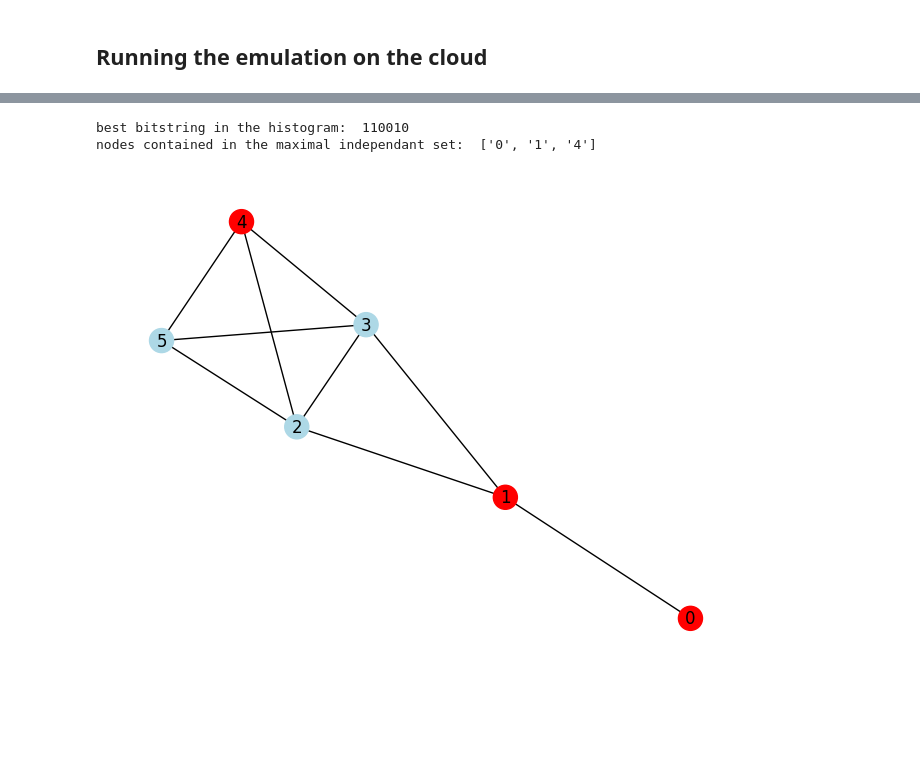
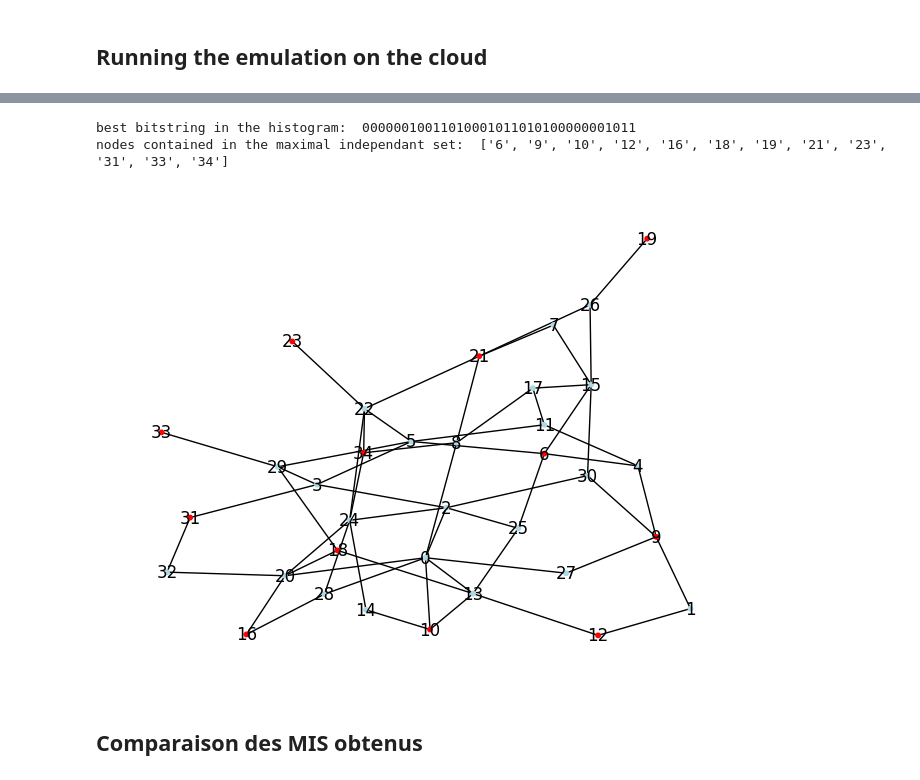
Before and after one commit to inking02/ReQpex, a Jupyter notebook: run_emulator.ipynb, the cells around one changed output, grey strips where cells are left out. Drawn from its saved outputs; the diff is of its cells as text; code cells hidden in the pictures; blank space fills up the shorter version.

Commit message:
simulation_runned_results_are_in

```diff
--- a/run_emulator.ipynb
+++ b/run_emulator.ipynb
@@ -70,0 +102,9 @@ seq.draw()
+# %%
+from Find_MIS_discs import Find_MIS_discs
+classical = Find_MIS_discs(graph)
+res_dict = classical.run(
+    shots=shots, path=path
+)
+best_bitstring_class = max(zip(res_dict.values(), res_dict.keys()))[1]
+
+print(best_bitstring_class)
@@ -70,0 +113,7 @@ seq.draw()
+# %%
+classical_result = []
+for j in range(len(best_bitstring_class)):
+    if best_bitstring_class[j] == "1":
+        classical_result.append(str(j))
+
+print("nodes contained in the maximal independant set: ", classical_result)
@@ -100,7 +160,7 @@ tn_bknd = EmuTNBackend(
     seq, connection=connection, config=emu_tn_config
 )
 # %%
-tn_results = tn_bknd.run([{'runs' : 100}])
+tn_results = tn_bknd.run([{'runs' : shots}])
 # %%
 batch_id = tn_results.batch_id
 job_ids = tn_results.job_ids
@@ -132,21 +205,23 @@ except:
 best_bitstring = max(zip(all_count_dicts[0].values(), all_count_dicts[0].keys()))[1]
 print("best bitstring in the histogram: ", best_bitstring)
 
-independant_nodes = []
+emu_TN_results = []
 for j in range(len(best_bitstring)):
     if best_bitstring[j] == "1":
-        independant_nodes.append(str(j))
+        emu_TN_results.append(str(j))
 
-print("nodes contained in the maximal independant set: ", independant_nodes)
+print("nodes contained in the maximal independant set: ", emu_TN_results)
 # %% [output]
-best bitstring in the histogram:  110010
-nodes contained in the maximal independant set:  ['0', '1', '4']
+best bitstring in the histogram:  00000010011010001011010100000001011
+nodes contained in the maximal independant set:  ['6', '9', '10', '12', '16', '18', '19', '21', '23', '31', '33', '34']
 # %%
 #the red nodes are part of the maximal independant set and the blue nodes are not part of the maximal independant set
-node_colors = ["red" if node in independant_nodes else "lightblue" for node in graph.nodes]
+node_colors = ["red" if node in emu_TN_results else "lightblue" for node in graph.nodes]
 
-nx.draw(graph, pos = pos, with_labels = True, node_color = node_colors)
-plt.savefig("test_mis_emuTN_39_atoms.pdf")
+nx.draw(graph, pos = pos, with_labels = True, node_color = node_colors, node_size = 10)
+plt.savefig("emuTN_35_atoms.pdf")
 plt.show()
 # %% [output]
-[figure, old version]
+[figure, new version]
+# %% [markdown]
+## **Comparaison des MIS obtenus**
```
Also changed, not shown: parts of 17 cells of this notebook, 15 other files.
